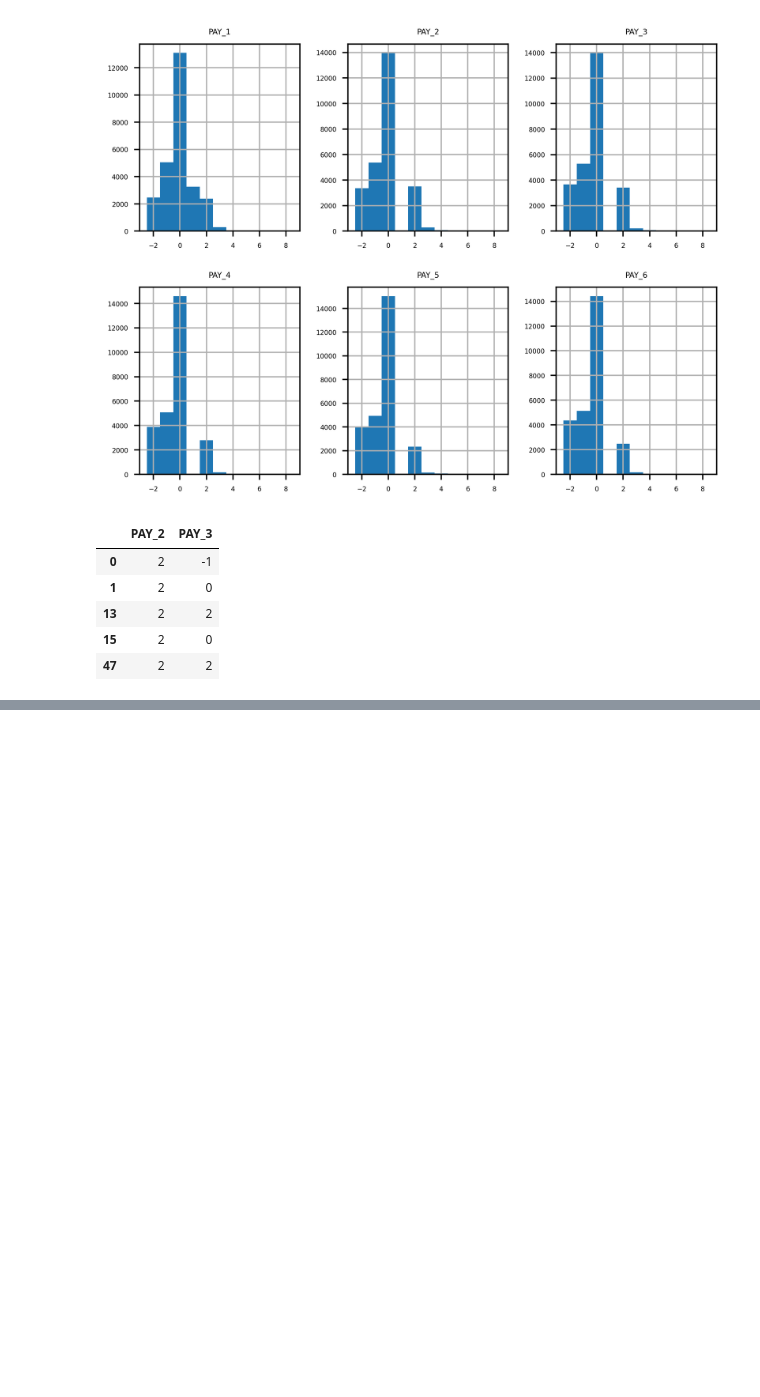
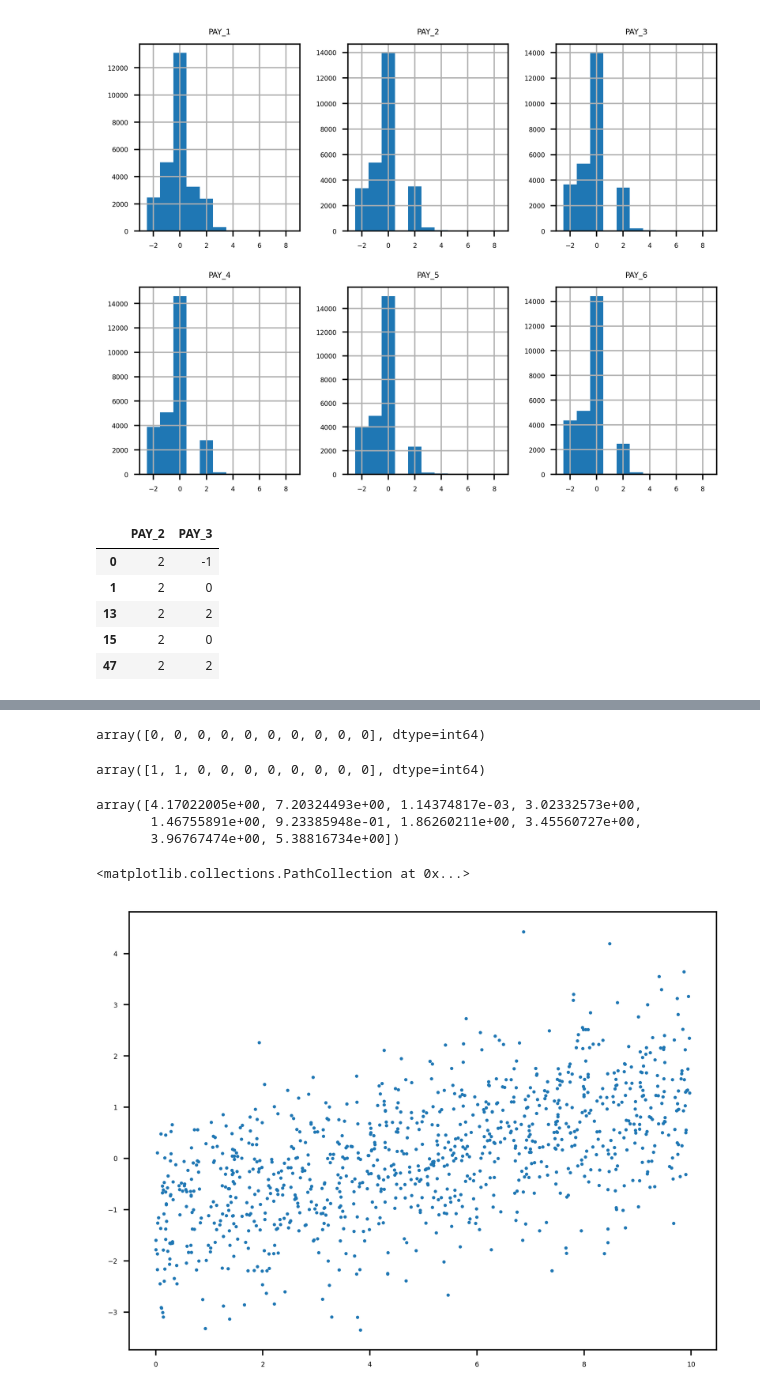
Before and after one commit to DBdanilo/Data-Science-Projects-with-Python, a Jupyter notebook: Estudo_do_LivroCDcompython.ipynb, the cells around one changed output, grey strips where cells are left out. Cells and saved outputs as stored; diff of their text form; code cells hidden in the pictures; blank space fills up the shorter version.

Commit message:
Atualiza o notebook de estudo com novas informações e correções de erros (plotagem do grafico de disperção)

```diff
--- a/Estudo_do_LivroCDcompython.ipynb
+++ b/Estudo_do_LivroCDcompython.ipynb
@@ -473,0 +522,35 @@ KeyError: 'defoult_payment_next_month'
+# %%
+my_new_lr.predict(new_x)  #fazendo a previsão com os valores de new_x
+# %% [output]
+array([0, 0, 0, 0, 0, 0, 0, 0, 0, 0], dtype=int64)
+# %%
+df['default payment next month'][0:10].values  #exibindo os valores da coluna default payment next month
+# %% [output]
+array([1, 1, 0, 0, 0, 0, 0, 0, 0, 0], dtype=int64)
+# %%
+np.random.seed(seed=1)  #definindo a semente aleatória
+x = np.random.uniform(low=0.0, high=10.0, size=(1000,))  #criando uma variavel x com valores aleatórios
+# A função np.random.uniform() gera números aleatórios uniformemente distribuídos em um intervalo especificado.
+# Os argumentos low e high definem o intervalo.
+# O argumento size define a forma do array de saída.
+# %%
+x[0:10]  #exibindo os 10 primeiros valores da variavel x
+# %% [output]
+array([4.17022005e+00, 7.20324493e+00, 1.14374817e-03, 3.02332573e+00,
+       1.46755891e+00, 9.23385948e-01, 1.86260211e+00, 3.45560727e+00,
+       3.96767474e+00, 5.38816734e+00])
+# %%
+np.random.seed(seed=1)  #definindo a semente aleatória
+slope = 0.25  #definindo o slope
+intercept = -1.25  #definindo o intercept
+y = slope * x + np.random.normal(loc=0.0, scale=1.0, size=(1000,)) + intercept  #criando uma variavel y com valores aleatórios
+# A função np.random.normal() gera números aleatórios de uma distribuição normal.
+# O argumento loc define a média da distribuição.
+# O argumento scale define o desvio padrão da distribuição.
+# O argumento size define a forma do array de saída.
+# %%
+mpl.rcParams['figure.dpi'] = 400  #definindo a resolução dos graficos
+plt.scatter(x, y, s=1)  #plotando um grafico de dispersão
+# %% [output]
+<matplotlib.collections.PathCollection at 0x...>
+[figure, added]
```
Also changed, not shown: parts of 10 cells of this notebook.
